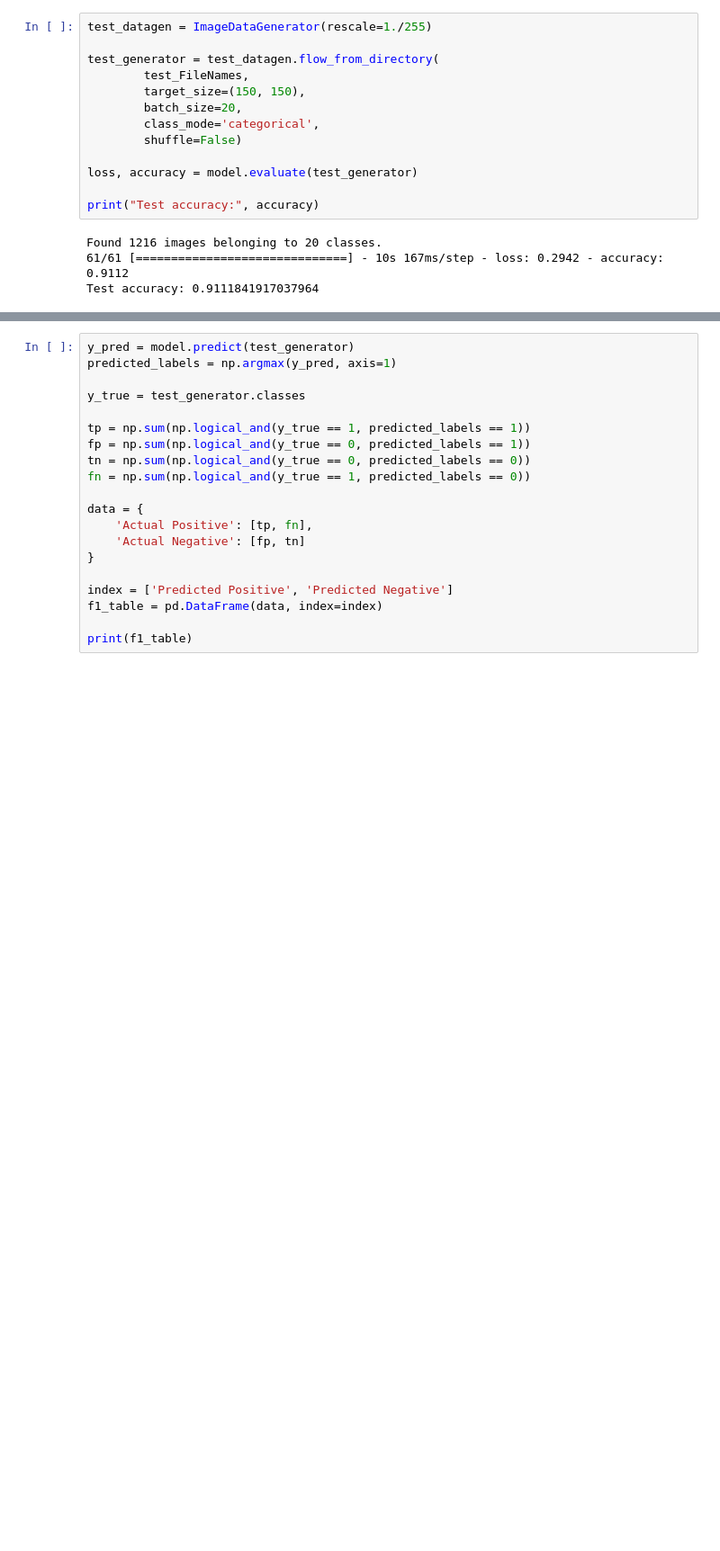
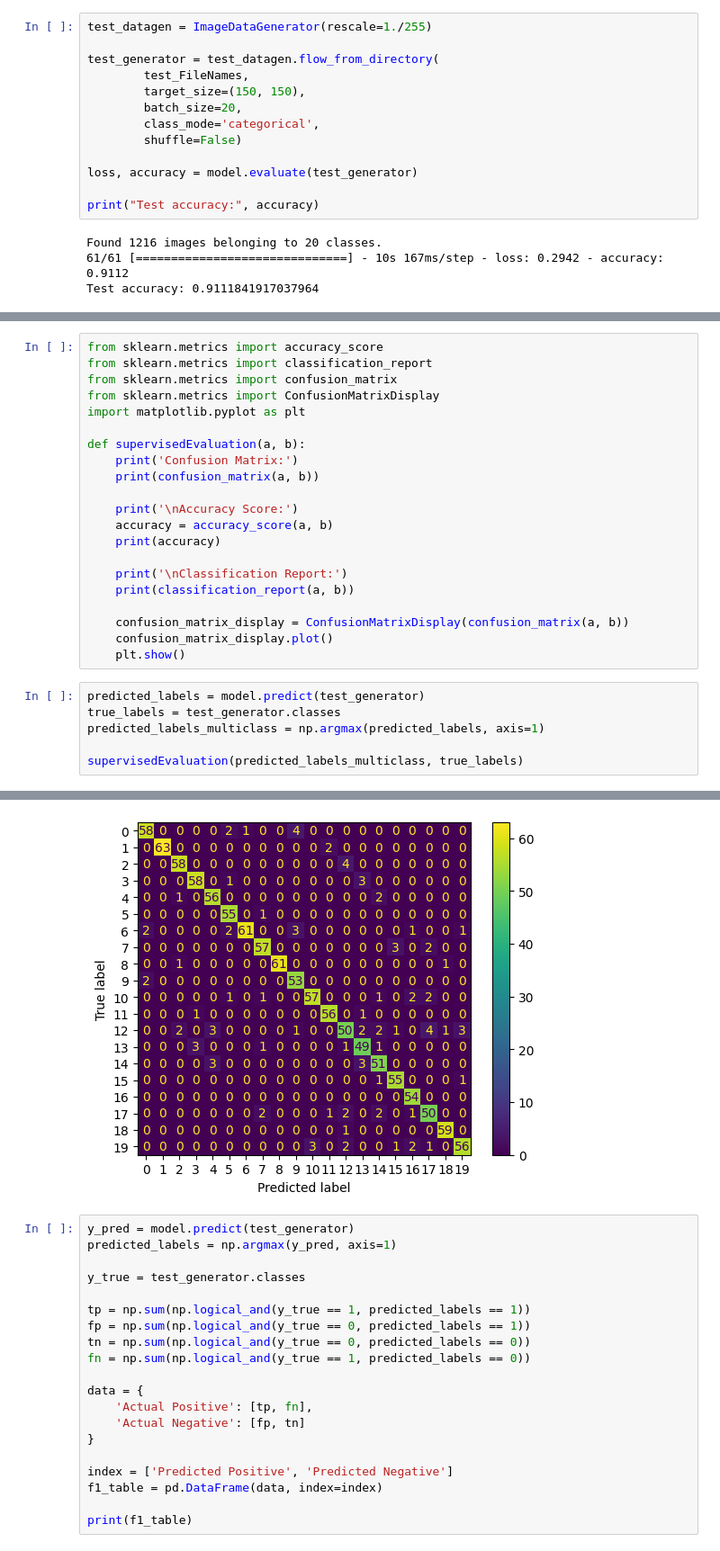
Before and after one commit to dzikrifazahk/FreshGrocie, a Jupyter notebook: FreshGrocie_Notebook.ipynb, the cells around one changed output, grey strips where cells are left out. Shown at 90% size. Saved outputs shown, nothing was run; the diff lists cells and outputs as text; blank space fills up the shorter version.

```diff
--- a/FreshGrocie_Notebook.ipynb
+++ b/FreshGrocie_Notebook.ipynb
@@ -396,0 +489,28 @@ Test accuracy: 0.9111841917037964
+# %%
+from sklearn.metrics import accuracy_score
+from sklearn.metrics import classification_report
+from sklearn.metrics import confusion_matrix
+from sklearn.metrics import ConfusionMatrixDisplay
+import matplotlib.pyplot as plt
+
+def supervisedEvaluation(a, b):
+    print('Confusion Matrix:')
+    print(confusion_matrix(a, b))
+
+    print('\nAccuracy Score:')
+    accuracy = accuracy_score(a, b)
+    print(accuracy)
+
+    print('\nClassification Report:')
+    print(classification_report(a, b))
+
+    confusion_matrix_display = ConfusionMatrixDisplay(confusion_matrix(a, b))
+    confusion_matrix_display.plot()
+    plt.show()
+# %%
+predicted_labels = model.predict(test_generator)
+true_labels = test_generator.classes
+predicted_labels_multiclass = np.argmax(predicted_labels, axis=1)
+
+supervisedEvaluation(predicted_labels_multiclass, true_labels)
+# %% [output]
@@ -397,3 +534,4 @@ Test accuracy: 0.9111841917037964
+[figure, added]
 # %%
 y_pred = model.predict(test_generator)
 predicted_labels = np.argmax(y_pred, axis=1)
```
Also changed, not shown: parts of 4 cells of this notebook.
